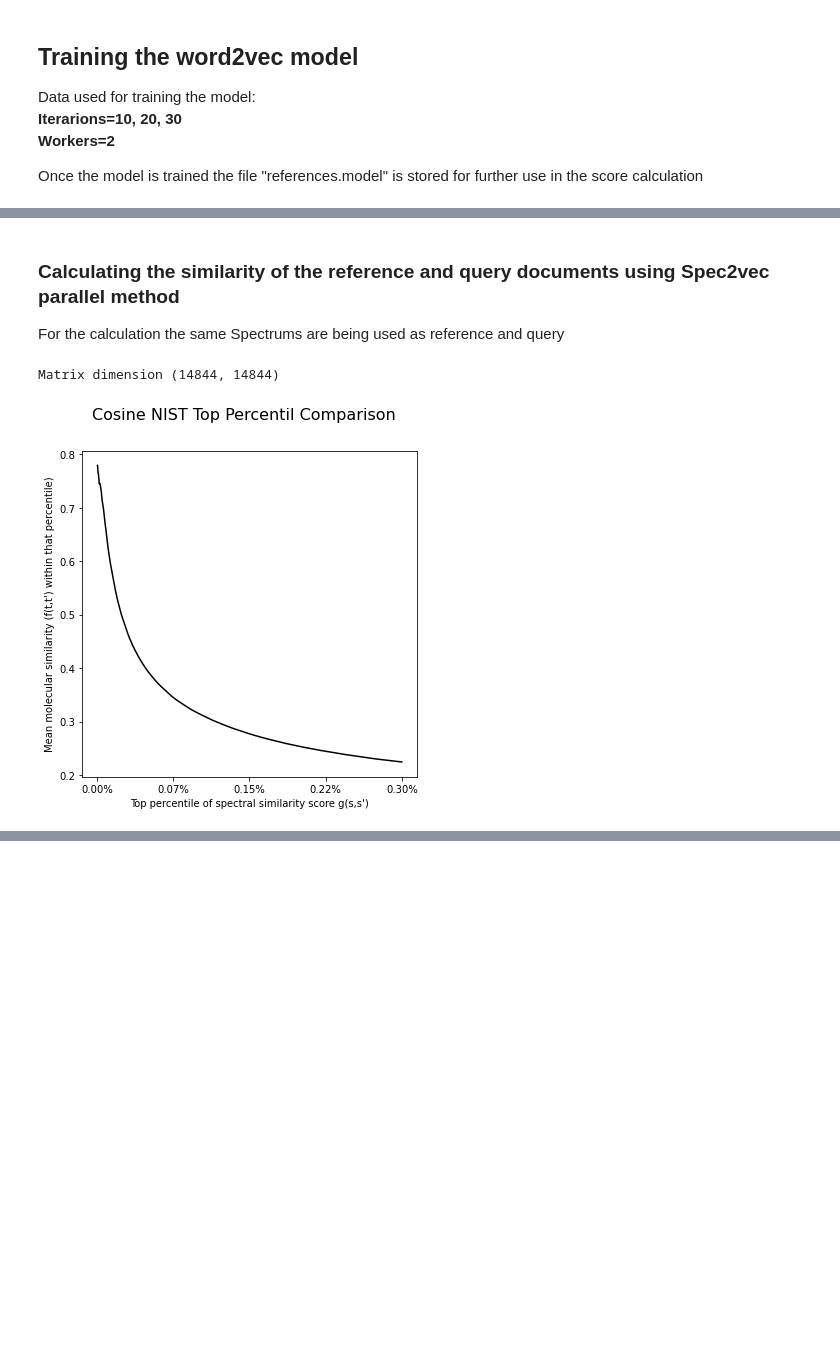
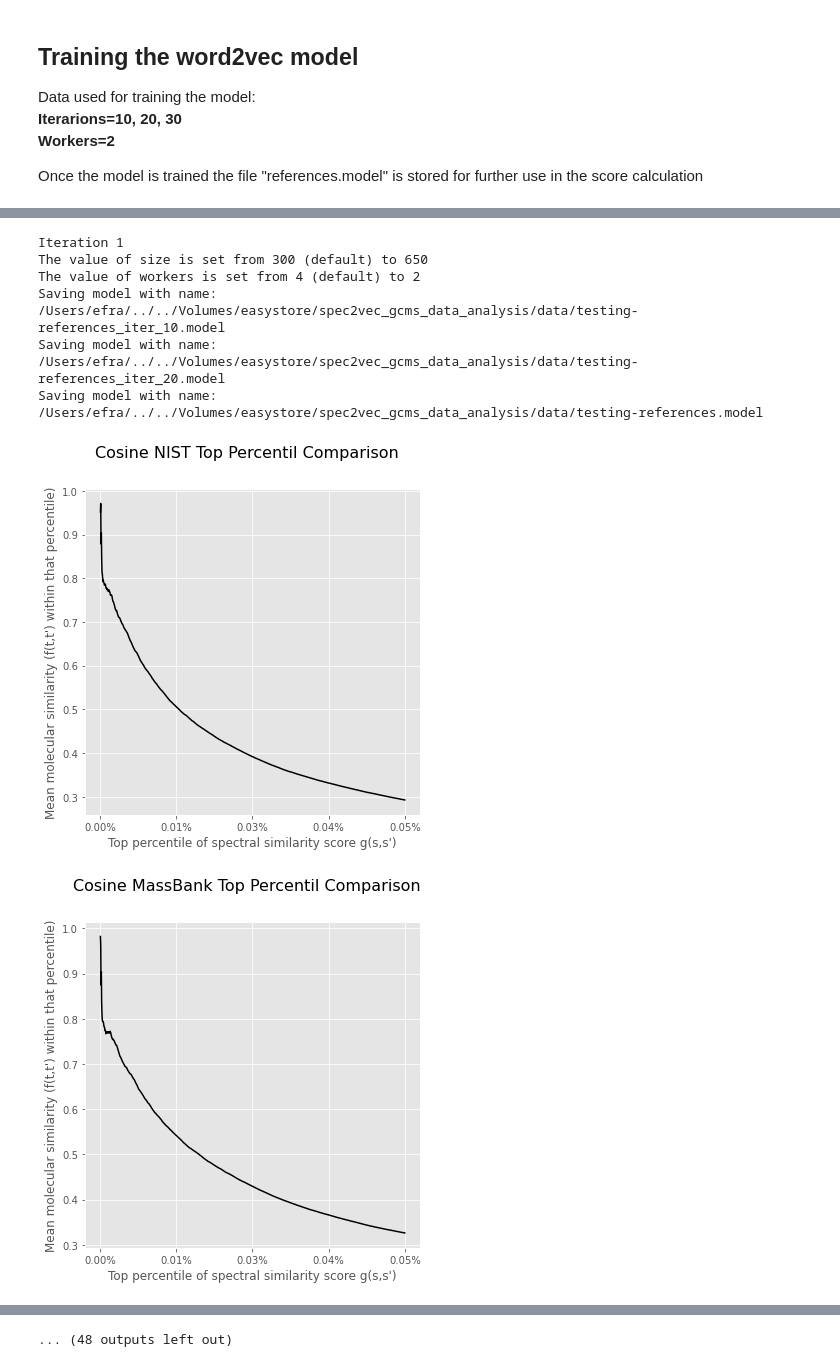
Before and after one commit to efrain2010/spec2vec_gcms_data_analysis, a Jupyter notebook: notebooks_lower_filtering/Testing Spec2vec initialisation model - size 650-1.ipynb, the cells around one changed output, grey strips where cells are left out. Saved outputs shown, nothing was run; the diff lists cells and outputs as text; code cells hidden in the pictures; blank space fills up the shorter version.

```diff
--- a/notebooks_lower_filtering/Testing Spec2vec initialisation model - size 650-1.ipynb
+++ b/notebooks_lower_filtering/Testing Spec2vec initialisation model - size 650-1.ipynb
@@ -14,0 +13,4 @@ msp_file = os.path.join(path, "MoNA-export-GC-MS.msp")
+# %%
+from custom_functions.spectra_functions import get_data_folder_path
+
+path = get_data_folder_path()
@@ -14,0 +66,5 @@ msp_file = os.path.join(path, "MoNA-export-GC-MS.msp")
+# %%
+filename = os.path.join(path,'similarities_filt05_cosine_tol05_mzp2_intp05.npy')
+matrix_similarities_massbank = np.load(filename)
+
+print("Matrix dimension", matrix_similarities_massbank.shape)
@@ -14,0 +73,5 @@ msp_file = os.path.join(path, "MoNA-export-GC-MS.msp")
+# %%
+filename = os.path.join(path,'similarities_filt05_cosine_tol05_mzp0_intp033.npy')
+matrix_similarities_demuth = np.load(filename)
+
+print("Matrix dimension", matrix_similarities_demuth.shape)
@@ -109,4 +130,0 @@ spec2vec = Spec2VecParallel(model=model, intensity_weighting_power=0.5,
-# %% [markdown]
-### Calculating the similarity of the reference and query documents using Spec2vec parallel method
-
-For the calculation the same Spectrums are being used as reference and query
@@ -120,15 +131,42 @@ import numpy as np
-# %%
-filename = os.path.join(path, "gcms_similarities_filter05_morgan3_2048_dice.npy")
-matrix_similarities_tanimoto = np.load(filename)
-
-print("Matrix dimension", matrix_similarities_tanimoto.shape)
-# %% [output]
-Matrix dimension (14844, 14844)
-# %%
-from custom_functions.plotting_functions import plot_precentile
-
-show_top_percentile = 0.3
-
-percentile_cosine_nist = plot_precentile(matrix_similarities_tanimoto, matrix_similarities_spec2vec, show_top_percentile=show_top_percentile, title="Cosine NIST Top Percentil Comparison", ignore_diagonal=True)
-# %% [output]
-[figure, removed]
+# %%
+import gensim
+from matchms import calculate_scores_parallel
+from spec2vec import Spec2VecParallel
+from spec2vec.model_building import train_new_word2vec_model
+from custom_functions.plotting_functions import plot_precentile
+
+for idx in range(10):
+    print("Iteration " + str(idx+1))
+
+    model_file = os.path.join(path, "testing-references.model")
+    model = train_new_word2vec_model(documents=reference_documents, filename=model_file,
+                                     size=650, iterations=[10, 20, 30],
+                                     workers=2, progress_logger=False)
+
+
+    model = gensim.models.Word2Vec.load(model_file)
+
+    # Define similarity_function
+    spec2vec = Spec2VecParallel(model=model, intensity_weighting_power=0.5,
+                                allowed_missing_percentage=5.0)
+
+    matrix_similarities_spec2vec = []
+    matrix_similarities_spec2vec = spec2vec(reference_documents, query_documents)
+
+    show_top_percentile = 0.05
+
+    percentile_cosine_nist = plot_precentile(matrix_similarities_tanimoto, matrix_similarities_nist, show_top_percentile=show_top_percentile, title="Cosine NIST Top Percentil Comparison", ignore_diagonal=True)
+    percentile_cosine_massbank = plot_precentile(matrix_similarities_tanimoto, matrix_similarities_massbank, show_top_percentile=show_top_percentile, title="Cosine MassBank Top Percentil Comparison", ignore_diagonal=True)
+    percentile_cosine_demuth = plot_precentile(matrix_similarities_tanimoto, matrix_similarities_demuth, show_top_percentile=show_top_percentile, title="Cosine Demuth Top Percentil Comparison", ignore_diagonal=True)
+    percentile_cosine_spec2vec = plot_precentile(matrix_similarities_tanimoto, matrix_similarities_spec2vec, show_top_percentile=show_top_percentile, title="Spec2vec Top Percentil Comparison", ignore_diagonal=True)
+
+    plot_similarity_algorithms_performance(show_top_percentile, percentile_cosine_nist, percentile_cosine_massbank, percentile_cosine_demuth, percentile_cosine_spec2vec)
+# %% [output]
+Iteration 1
+The value of size is set from 300 (default) to 650
+The value of workers is set from 4 (default) to 2
+Saving model with name: /Users/efra/../../Volumes/easystore/spec2vec_gcms_data_analysis/data/testing-references_iter_10.model
+Saving model with name: /Users/efra/../../Volumes/easystore/spec2vec_gcms_data_analysis/data/testing-references_iter_20.model
+Saving model with name: /Users/efra/../../Volumes/easystore/spec2vec_gcms_data_analysis/data/testing-references.model
+[figure, added]
+[figure, added]
@@ -134,0 +187 @@ percentile_cosine_nist = plot_precentile(matrix_similarities_tanimoto, matrix_si
+... (48 outputs left out)
```
Also changed, not shown: parts of 18 cells of this notebook, 26 other files.
